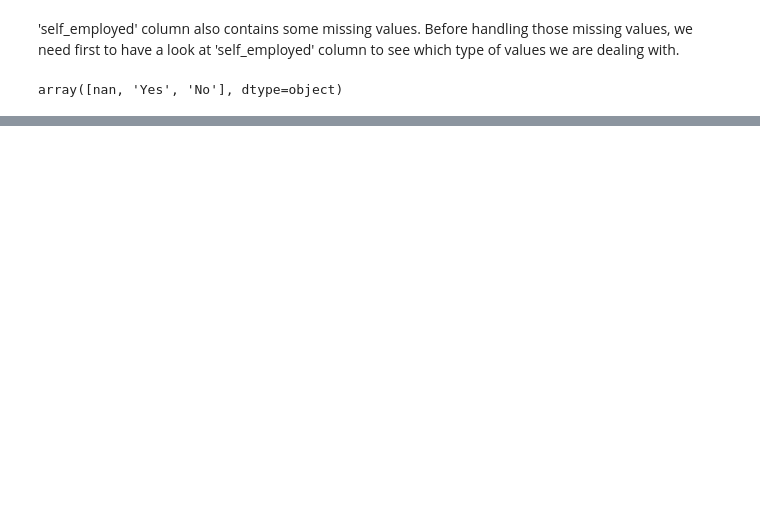
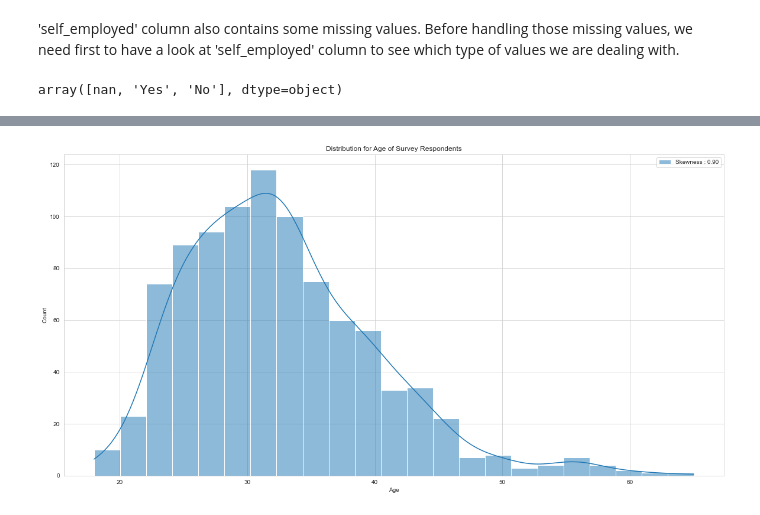
Before and after one commit to mexudi/Analysis-Mental-Health-in-Tech-Workplace, a Jupyter notebook: Data Analysis Project.ipynb, the cells around one changed output, grey strips where cells are left out. Saved outputs shown, nothing was run; the diff lists cells and outputs as text; code cells hidden in the pictures; blank space fills up the shorter version.

Commit message:
Age Distribution

```diff
--- a/Data Analysis Project.ipynb
+++ b/Data Analysis Project.ipynb
@@ -479,0 +487,9 @@ ax2.legend(['Not in Tech', 'In Tech']);
+# %%
+plt.figure(figsize = (20,10))
+sns.histplot(df['Age'],label = 'Skewness : %.2f'%(df['Age'].skew()),kde=True)
+plt.legend(loc = 0, fontsize = 10)
+plt.title('Distribution for Age of Survey Respondents')
+
+plt.show()
+# %% [output]
+[figure, added]
```
Also changed, not shown: parts of 30 cells of this notebook.
